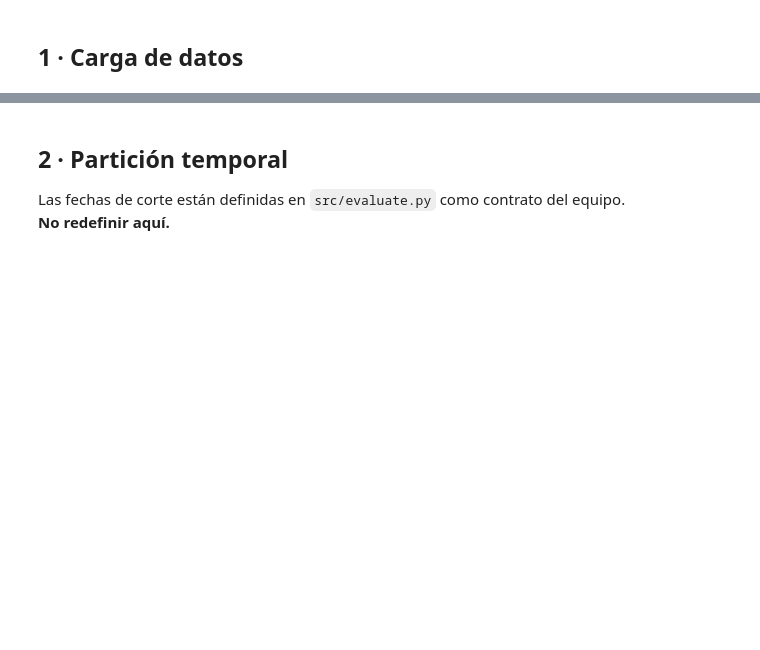
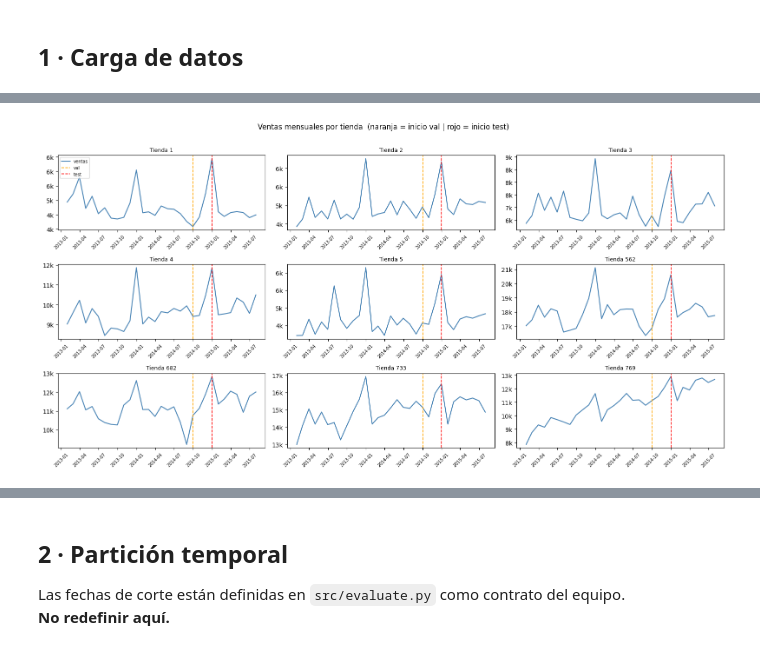
Before and after one commit to Romequinco/TAREA_ENTRADAS_HETEROGENEAS, a Jupyter notebook: notebooks/oscar.ipynb, the cells around one changed output, grey strips where cells are left out. Saved outputs shown, nothing was run; the diff lists cells and outputs as text; code cells hidden in the pictures; blank space fills up the shorter version.

```diff
--- a/notebooks/oscar.ipynb
+++ b/notebooks/oscar.ipynb
@@ -45,0 +62,21 @@ train_raw.head(3)
+# %%
+# Resumen de datos + estadisticas clave de las 9 tiendas objetivo
+n = len(train_raw)
+n_closed   = (train_raw['Open'] == 0).sum()
+n_zero_open = ((train_raw['Open'] == 1) & (train_raw['Sales'] == 0)).sum()
+print(f'train {train_raw.shape}  |  {train_raw["Date"].min().date()} a {train_raw["Date"].max().date()}  |  nulos: ninguno')
+print(f'store {store_raw.shape}  |  nulos: CompetitionOpenSince* 354, PromoInterval 544, CompetitionDistance 3')
+print(f'\nclean_train: -{n_closed:,} Open==0 ({n_closed/n:.1%})  |  -{n_zero_open} Sales==0 open  |  utiles: {n-n_closed-n_zero_open:,} ({(n-n_closed-n_zero_open)/n:.1%})')
+
+# Tabla unificada: estadisticas de ventas + metadatos de tienda
+tgt = train_raw[train_raw['Store'].isin(ev.TARGET_STORES) & (train_raw['Open'] == 1)]
+stats = tgt.groupby('Store')['Sales'].agg(dias='count', media='mean', std='std').round(0)
+stats['cv_%'] = (stats['std'] / stats['media'] * 100).round(1)
+meta = store_raw[store_raw['Store'].isin(ev.TARGET_STORES)].set_index('Store')
+stats = stats.join(meta[['StoreType', 'Assortment', 'Promo2', 'CompetitionDistance']])
+display(stats)
+
+promo_mean = tgt.groupby('Promo')['Sales'].mean()
+print(f'\nPromo uplift: +{promo_mean[1]/promo_mean[0]-1:.0%}  |  '
+      f'Escala: T562 {stats.loc[562,"media"]:.0f}€  vs  T1 {stats.loc[1,"media"]:.0f}€  '
+      f'(ratio {stats.loc[562,"media"]/stats.loc[1,"media"]:.1f}x)')
@@ -45,0 +153,23 @@ train_raw.head(3)
+# %%
+# Series temporales mensuales de las 9 tiendas (lineas: inicio val/test)
+fig, axes = plt.subplots(3, 3, figsize=(16, 8))
+axes = axes.flatten()
+
+for ax, sid in zip(axes, ev.TARGET_STORES):
+    ts = (
+        train_raw[(train_raw['Store'] == sid) & (train_raw['Open'] == 1)]
+        .sort_values('Date').set_index('Date')['Sales']
+        .resample('ME').mean()
+    )
+    ax.plot(ts.index, ts.values, lw=1.5, color='steelblue')
+    ax.axvline(ev.SPLIT_VAL_START,  color='orange', lw=1.2, ls='--')
+    ax.axvline(ev.SPLIT_TEST_START, color='red',    lw=1.2, ls='--')
+    ax.set_title(f'Tienda {sid}', fontsize=9)
+    ax.tick_params(axis='x', rotation=45, labelsize=7)
+    ax.yaxis.set_major_formatter(plt.FuncFormatter(lambda x, _: f'{x/1000:.0f}k'))
+
+axes[0].legend(['ventas', 'val', 'test'], fontsize=7, loc='upper left')
+plt.suptitle('Ventas mensuales por tienda  (naranja = inicio val | rojo = inicio test)', y=1.01)
+plt.tight_layout(); plt.show()
+# %% [output]
+[figure, added]
```
Also changed, not shown: parts of 18 cells of this notebook, 8 other files.
